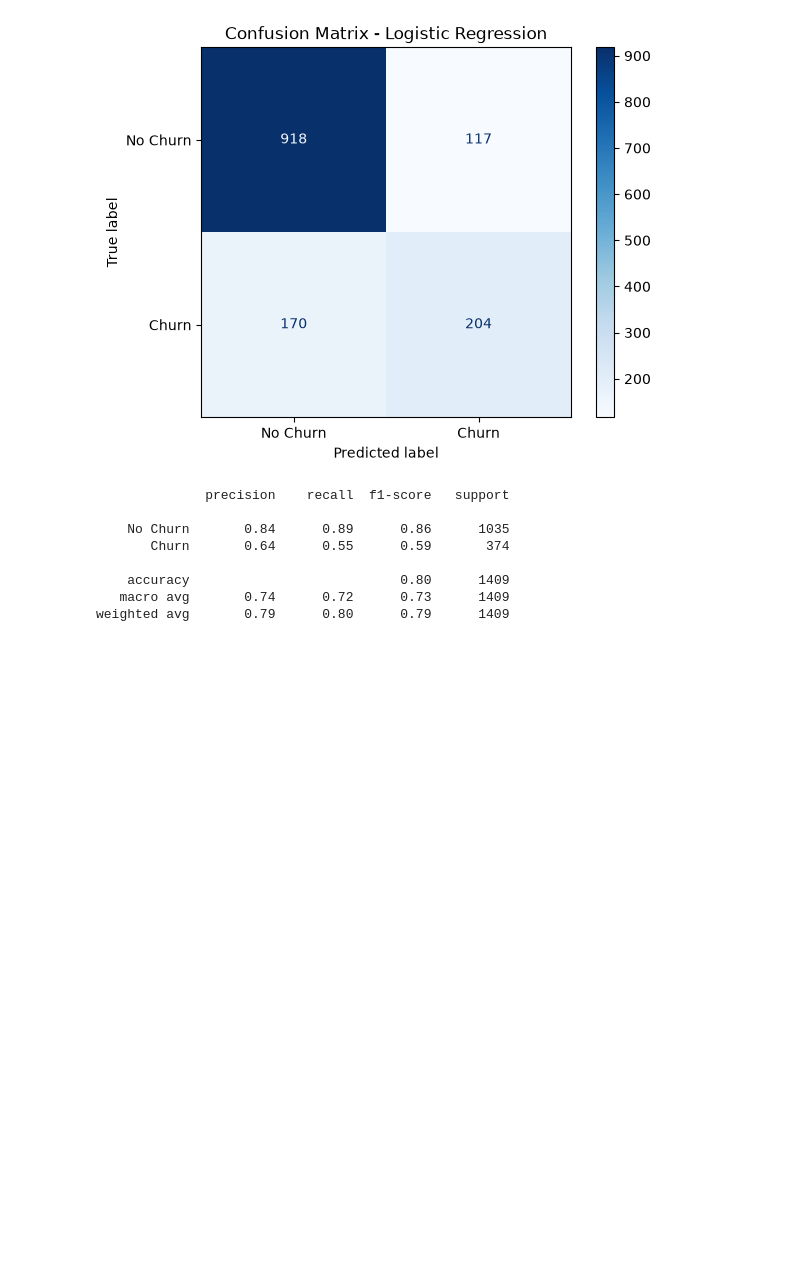
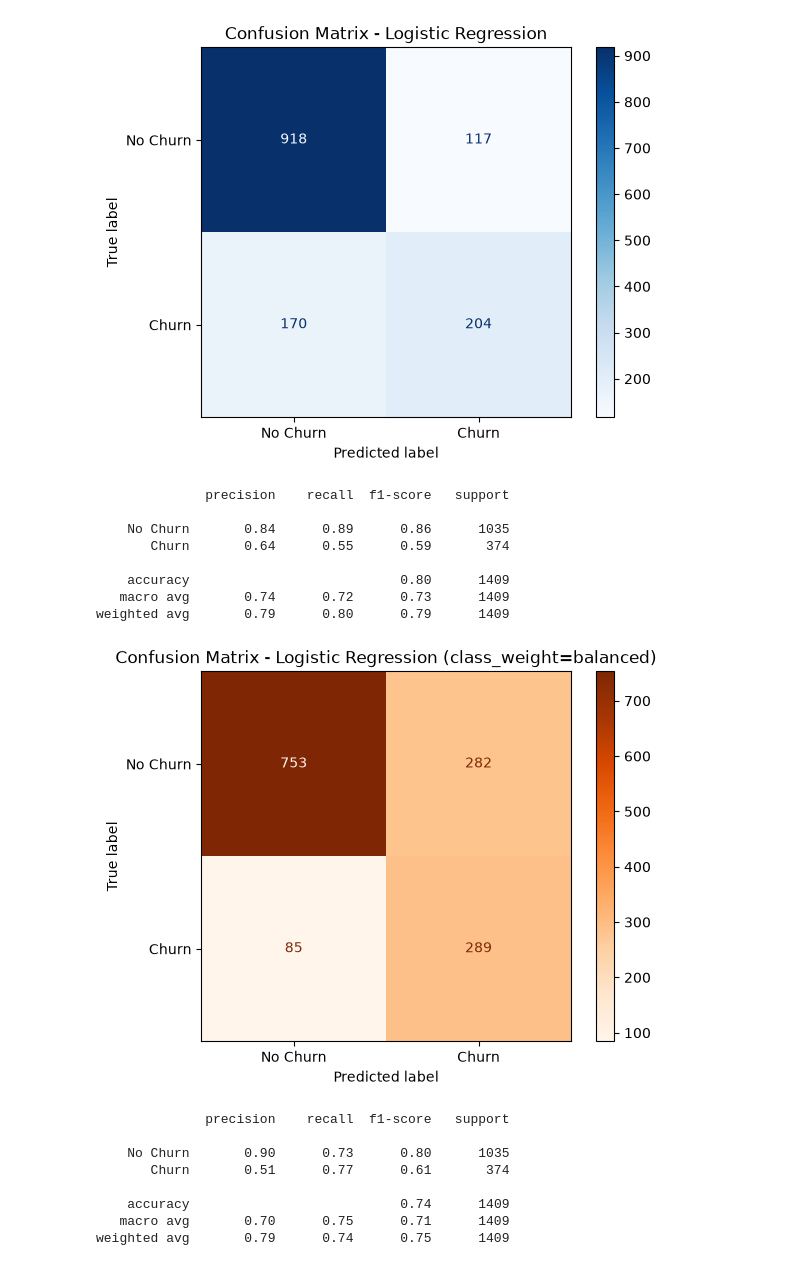
Before and after one commit to erk1ss/churn-prediction, a Jupyter notebook: eda.ipynb, the cells around one changed output. Drawn from its saved outputs; the diff is of its cells as text; code cells hidden in the pictures; blank space fills up the shorter version.

Commit message:
Add class_weight=balanced comparison: precision/recall trade-off analysis

```diff
--- a/eda.ipynb
+++ b/eda.ipynb
@@ -321,3 +321,26 @@ print(classification_report(y2_test, y2_pred, target_names=['No Churn', 'Churn']
     accuracy                           0.80      1409
    macro avg       0.74      0.72      0.73      1409
 weighted avg       0.79      0.80      0.79      1409
+# %%
+model_v3 = LogisticRegression(max_iter=1000, random_state=42, class_weight='balanced')
+model_v3.fit(X2_train, y2_train)
+
+y2_pred_balanced = model_v3.predict(X2_test)
+# %%
+cm_balanced = confusion_matrix(y2_test, y2_pred_balanced)
+disp_balanced = ConfusionMatrixDisplay(confusion_matrix=cm_balanced, display_labels=['No Churn', 'Churn'])
+disp_balanced.plot(cmap='Oranges')
+plt.title('Confusion Matrix - Logistic Regression (class_weight=balanced)')
+plt.show()
+
+print(classification_report(y2_test, y2_pred_balanced, target_names=['No Churn', 'Churn']))
+# %% [output]
+[figure, added]
+              precision    recall  f1-score   support
+
+    No Churn       0.90      0.73      0.80      1035
+       Churn       0.51      0.77      0.61       374
+
+    accuracy                           0.74      1409
+   macro avg       0.70      0.75      0.71      1409
+weighted avg       0.79      0.74      0.75      1409
```
Also changed, not shown: 1 other file.
